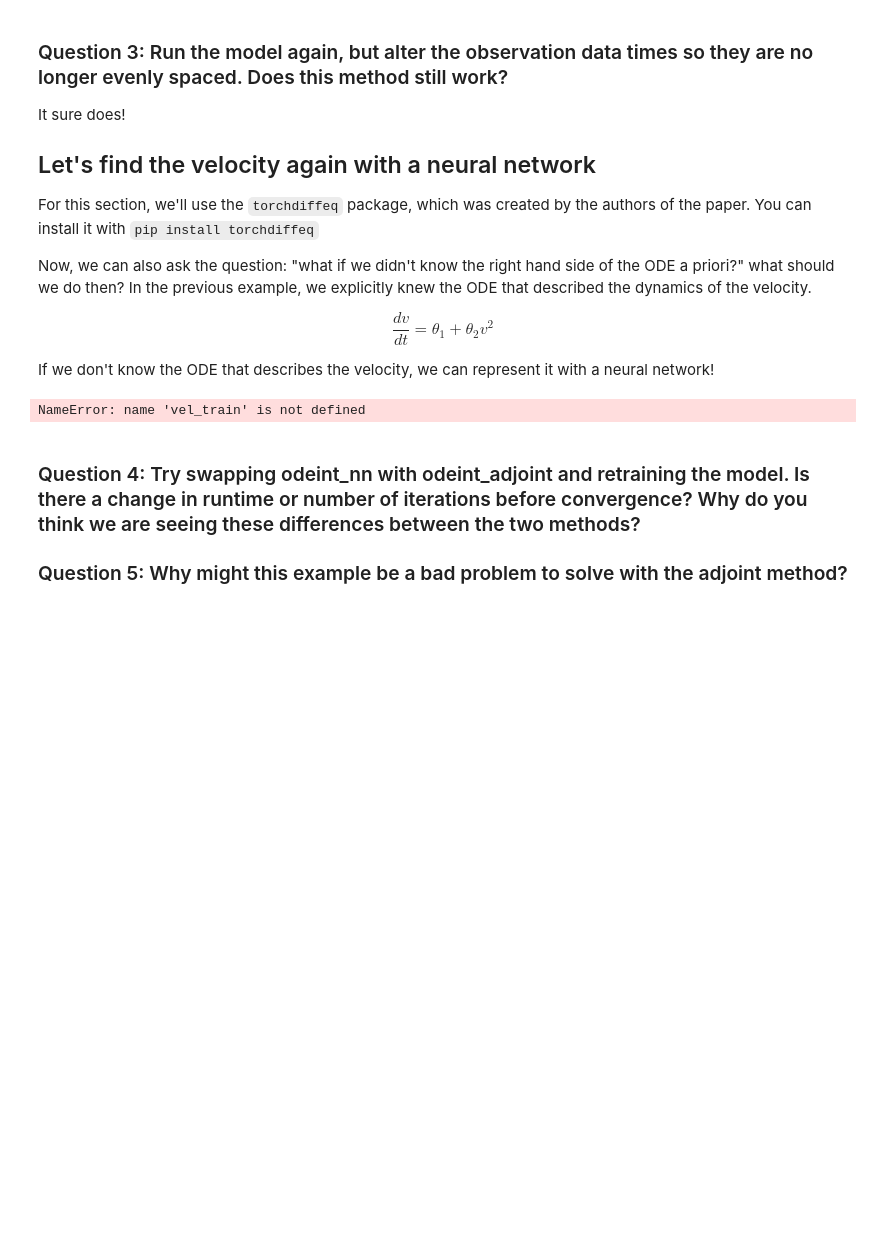
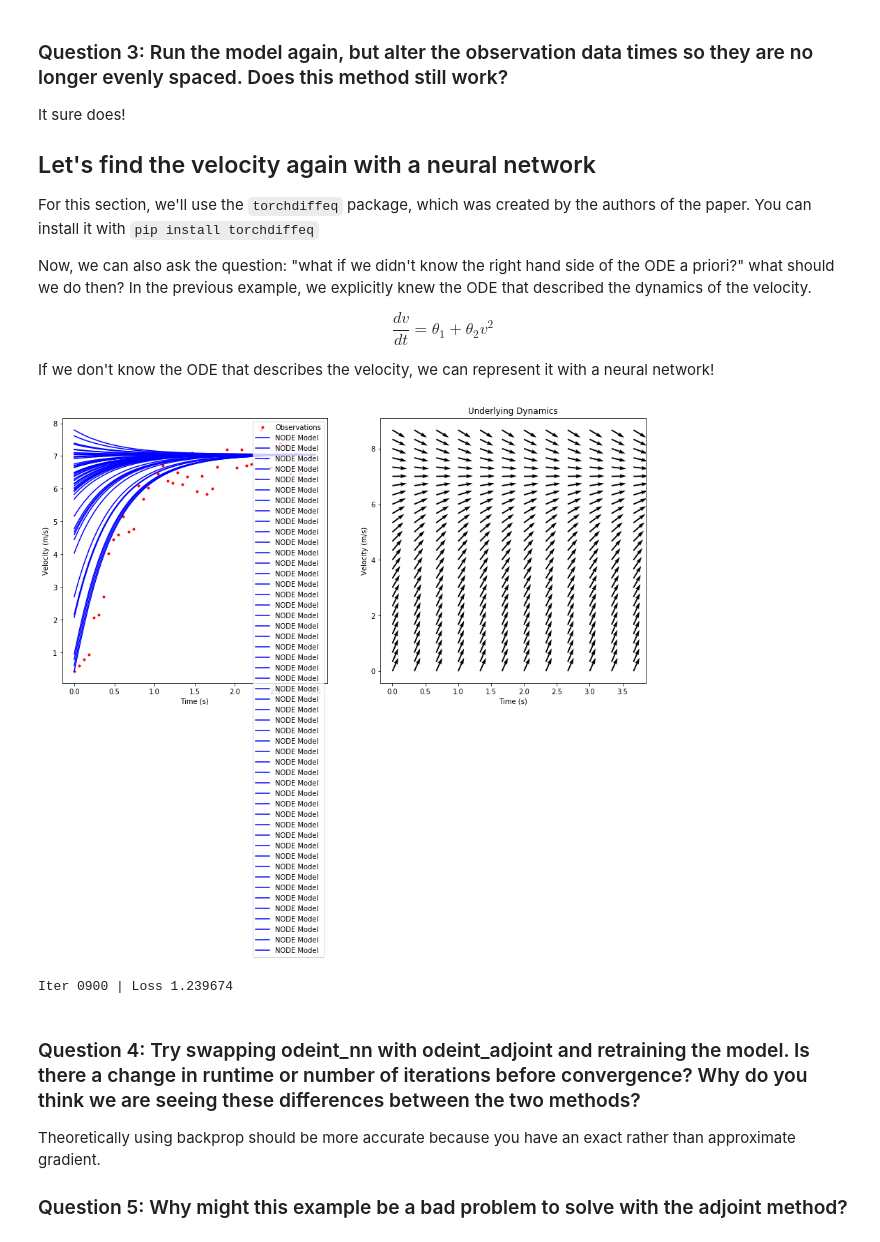
Before and after one commit to AaronStGeorge/Week_11_NeuralODEs, a Jupyter notebook: Week_11_NODES.ipynb, the cells around one changed output. Saved outputs shown, nothing was run; the diff lists cells and outputs as text; code cells hidden in the pictures; blank space fills up the shorter version.

```diff
--- a/Week_11_NODES.ipynb
+++ b/Week_11_NODES.ipynb
@@ -258,7 +258,7 @@ def get_batch(y, t):
     batch_y = torch.stack([true_y[s + i] for i in range(batch_time)], dim=0)  # (T, M, D)
     return batch_y0, batch_t, batch_y
 # %%
-vel_train2 = vel_train[:,np.newaxis]
+vel_train2 = v_train[:,np.newaxis]
 
 model = ODEFunc()
 optimizer = optim.RMSprop(model.parameters(), lr=1e-3)
@@ -273,7 +273,7 @@ for itr in range(1000):
     # TODO: Use NODE to integrate forward
     # Hint: The odeint implemented in the torchdiffeq package uses the same syntax as the scipy odeint function.
     #       Only now, we are using a NN instead of a predefined dvdt function.
-    pred_y = odeint_nn(vel_train2, times) #dvdt, initial_velocity, times,
+    pred_y = odeint_nn(model, batch_y0, batch_t) #dvdt, initial_velocity, times,
     # NOTE: We are just backpropagating throught the ODE solver here. However, if we want to use the
     #       adjoint method implemented in torchdiffeq, all we have to do is call odeint_adjoint() rather
     #       than odeint_nn(). Both functions use the same syntax.
@@ -281,37 +281,40 @@ for itr in range(1000):
 
     # loss = torch.sqrt(torch.mean((pred_y - batch_y) ** 2))
     loss = torch.mean(torch.abs(pred_y - batch_y))
 
     loss.backward()
     optimizer.step()
 
     if itr % 100 == 0:
         clear_output(wait=True)
         with torch.no_grad():
             plt.figure(figsize = (15, 7))
             plt.subplot(121)
             # TODO: Run model forward from time zero at all time steps so we can track progress
-            pred_y = odeint_nn(0)
+            pred_y = odeint_nn(model, torch.Tensor(vel_train2), torch.Tensor(times))
             loss = torch.mean(torch.abs(pred_y - torch.Tensor(vel_train2)))
             plt.plot(times, vel_train2, '.r', label='Observations')
-            plt.plot(times, pred_y, 'b', label='NODE Model')
+            plt.plot(times, pred_y.squeeze().numpy(), 'b', label='NODE Model')
             plt.xlabel('Time (s)')
             plt.ylabel('Velocity (m/s)')
             plt.legend()
             plt.subplot(122)
 
             for i in range(4*3):
                 for j in range(9*3):
                     changev = model.forward(i/3, torch.tensor([float(j/3)]))
                     plt.quiver(i/3, j/3, 5, changev, width = .005, headwidth = 3)
             plt.xlabel('Time (s)'),
             plt.ylabel('Velocity (m/s)')
             plt.title('Underlying Dynamics')
             plt.show()
             print('Iter {:04d} | Loss {:.6f}'.format(itr, loss.item()))
 # %% [output]
+[figure, added]
-NameError: name 'vel_train' is not defined
+Iter 0900 | Loss 1.239674
 # %% [markdown]
 ###  Question 4: Try swapping odeint_nn with odeint_adjoint and retraining the model. Is there a change in runtime or number of iterations before convergence? Why do you think we are seeing these differences between the two methods?
 
+Theoretically using backprop should be more accurate because you have an exact rather than approximate gradient.
+
 ### Question 5: Why might this example be a bad problem to solve with the adjoint method?
```
Also changed, not shown: parts of 1 cell of this notebook.
